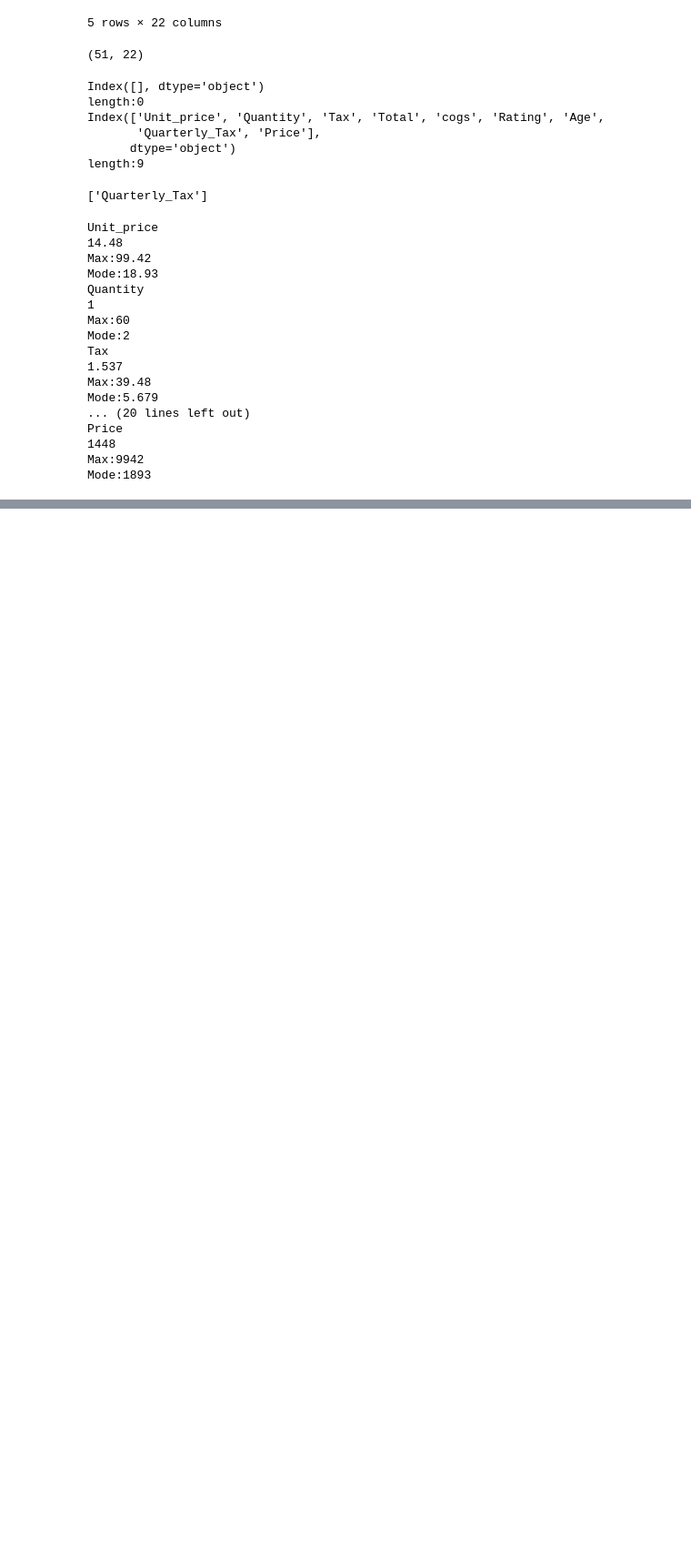
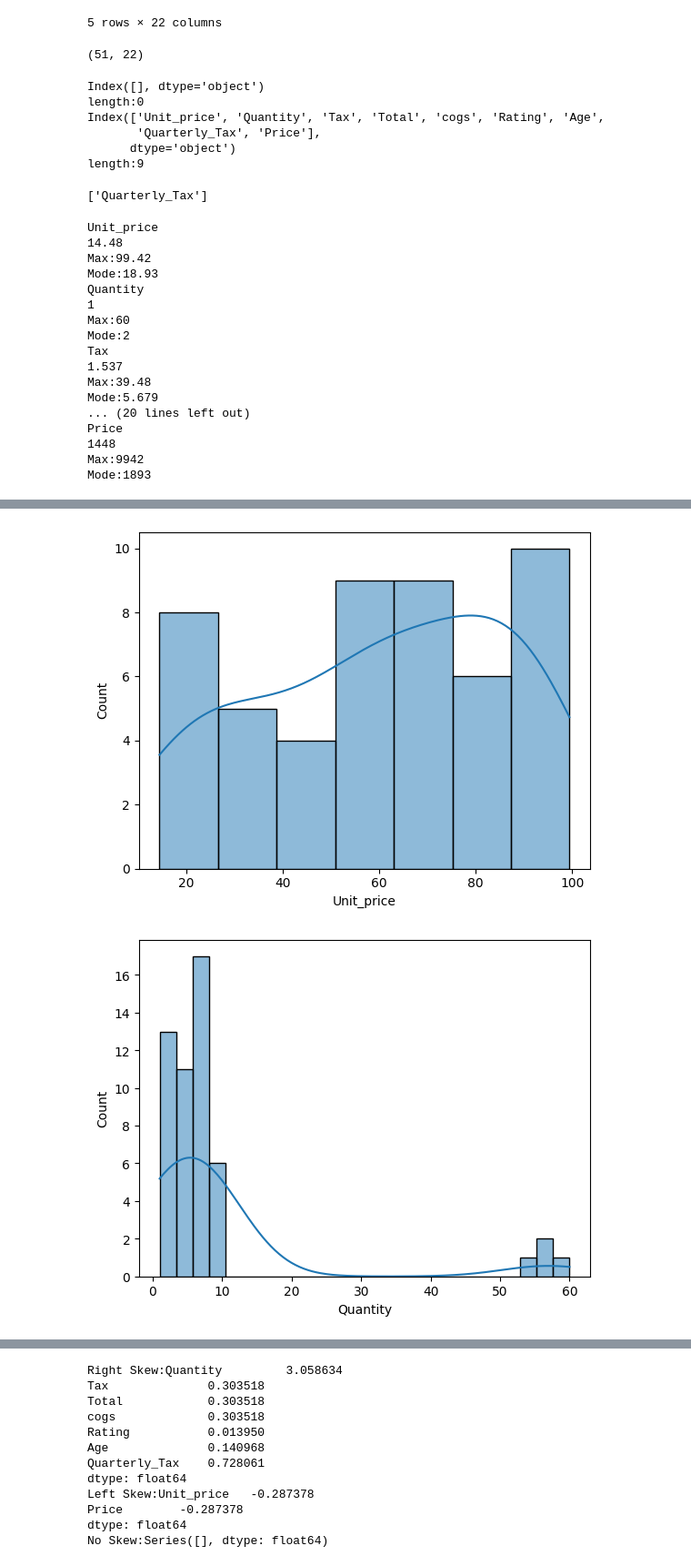
Before and after one commit to mharish20/Machine-Learning-Techniques, a Jupyter notebook: Practice/practice.ipynb, the cells around one changed output, grey strips where cells are left out. Shown at 91% size. Cells and saved outputs as stored; diff of their text form; code cells hidden in the pictures; blank space fills up the shorter version.

```diff
--- a/Practice/practice.ipynb
+++ b/Practice/practice.ipynb
@@ -92,0 +150,14 @@ Price          1448.000  3828.00000  6262.0000  8571.500  9942.00
+# %%
+#Analyze the Skewness with plot distribution and display the features with right skew,left skew and no skew
+import seaborn as sns
+num=df.select_dtypes(include='number').columns
+for col in num:
+    sns.histplot(df[col],kde=True)
+    plt.show()
+skewness=df[num].skew()
+print(f"Right Skew:{skewness[skewness>0]}")
+print(f"Left Skew:{skewness[skewness<0]}")
+print(f"No Skew:{skewness[skewness==0]}")
+# %% [output]
+[figure, added]
+[figure, added]
@@ -92,0 +171,12 @@ Price          1448.000  3828.00000  6262.0000  8571.500  9942.00
+Right Skew:Quantity         3.058634
+Tax              0.303518
+Total            0.303518
+cogs             0.303518
+Rating           0.013950
+Age              0.140968
+Quarterly_Tax    0.728061
+dtype: float64
+Left Skew:Unit_price   -0.287378
+Price        -0.287378
+dtype: float64
+No Skew:Series([], dtype: float64)
```
Also changed, not shown: parts of 5 cells of this notebook.
